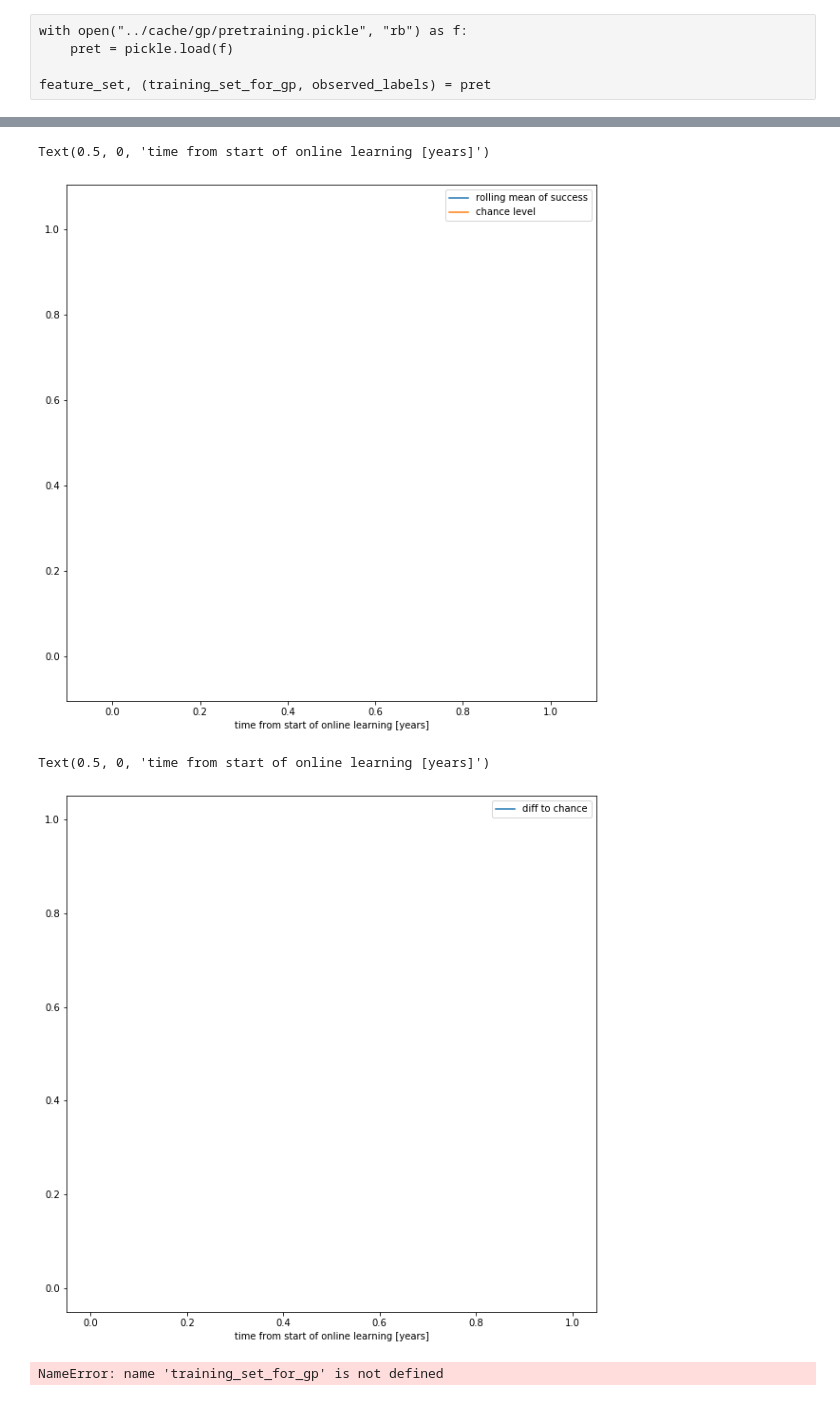
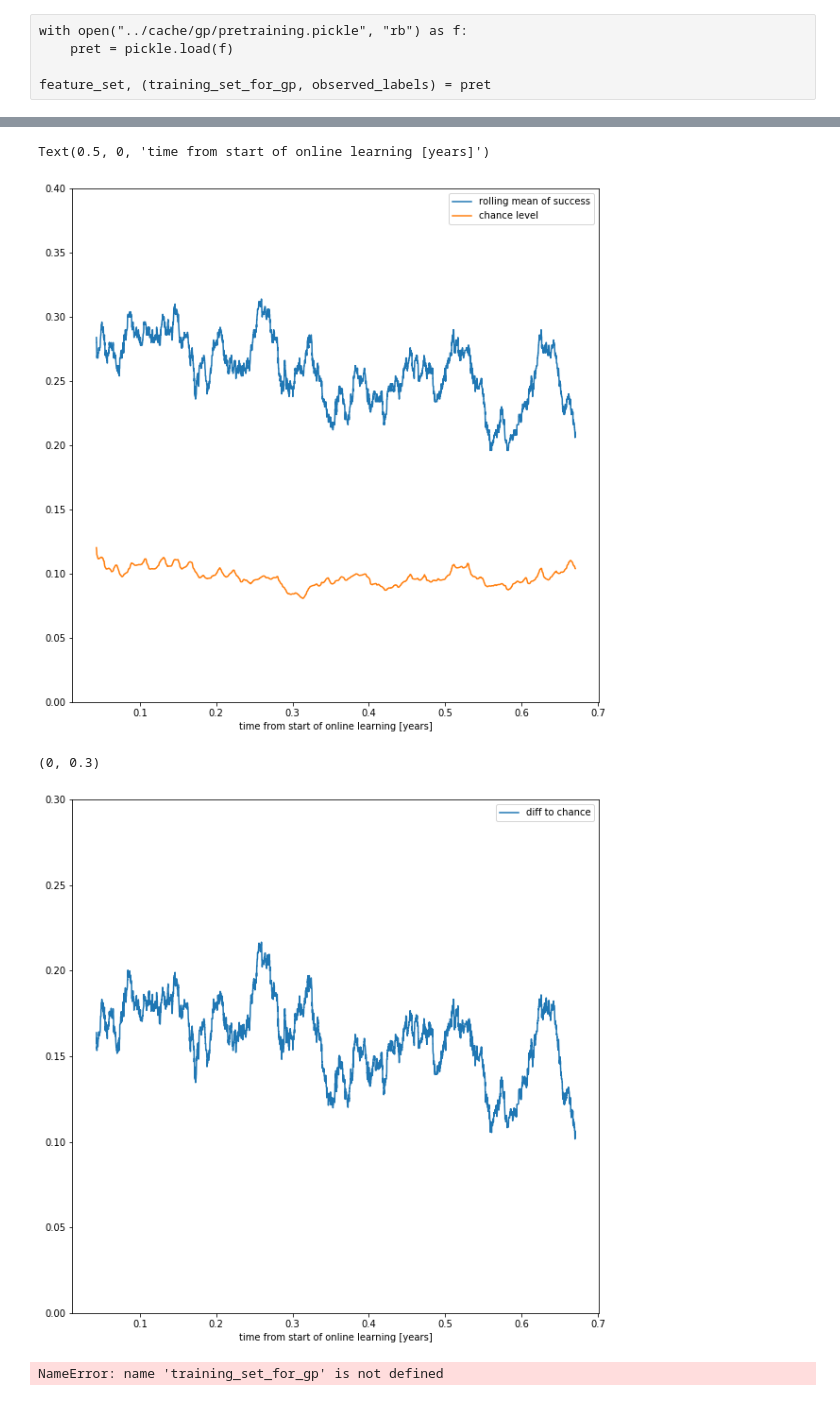
Before and after one commit to elvisnava/DSLab-StackOverflow, a Jupyter notebook: data-exploration/GP.ipynb, the cells around one changed output, grey strips where cells are left out. Drawn from its saved outputs; the diff is of its cells as text; code cells hidden in the pictures.

```diff
--- a/data-exploration/GP.ipynb
+++ b/data-exploration/GP.ipynb
@@ -32,10 +32,11 @@ feature_set, (training_set_for_gp, observed_labels) = pret
 runs = available_runs("../cache/gp/runs")
 # runs = available_runs(os.environ['SCRATCH'] + "/runs")
 
-with open(runs[1], "rb") as f:
+with open(runs[-1], "rb") as f:
     summary = pickle.load(f)
 
 print(summary.keys())
+print(summary['params'])
 info = summary['gp_run_info']
 used_from_gp = summary['used_questions']
 # used_from_gp = pd.read_csv("../Baselines/events_used_by_gp.csv")
@@ -80,18 +82,20 @@ plt.figure(figsize=(10,10))
 plt.plot(time_indx.values, r_mean, label='rolling mean of success')
 plt.plot(time_indx.values, c_mean, label='chance level')
 plt.legend()
+plt.ylim(0, 0.4)
 plt.xlabel("time from start of online learning [years]")
 # %% [output]
 Text(0.5, 0, 'time from start of online learning [years]')
-[figure, old version]
+[figure, new version]
 # %%
 plt.figure(figsize=(10,10))
 plt.plot(time_indx.values, r_mean-c_mean, label='diff to chance')
 plt.legend()
 plt.xlabel("time from start of online learning [years]")
+plt.ylim(0, 0.3)
 # %% [output]
-Text(0.5, 0, 'time from start of online learning [years]')
+(0, 0.3)
-[figure, old version]
+[figure, new version]
 # %%
 gpr = GaussianProcessRegressor(kernel=DotProduct(), random_state=0, alpha=1e-5)
 # %%
```
Also changed, not shown: parts of 3 cells of this notebook.
